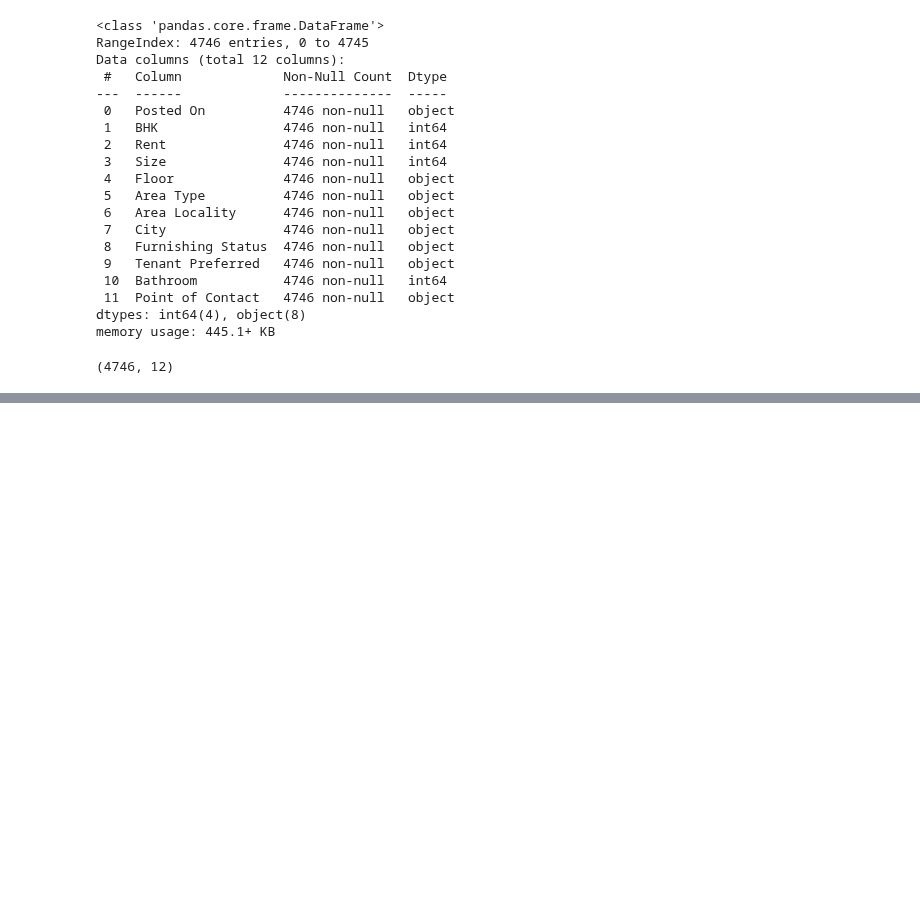
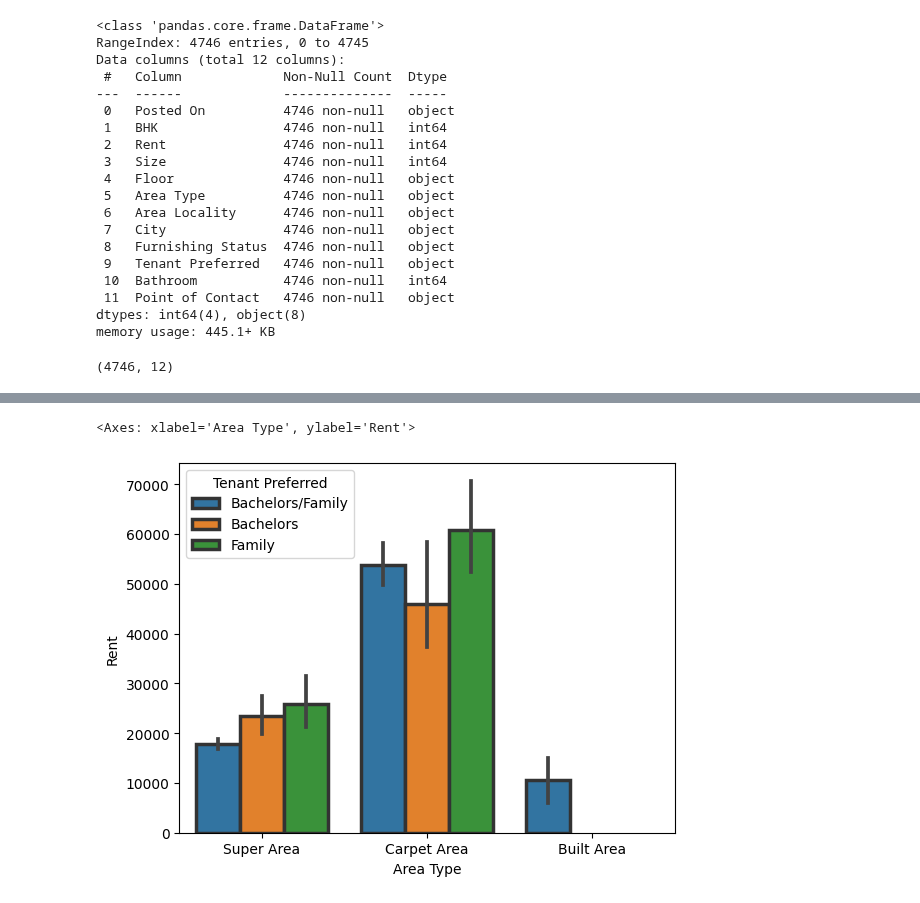
Before and after one commit to juneedpk/vscode-jupyter, a Jupyter notebook: eda_house_rent.ipynb, the cells around one changed output, grey strips where cells are left out. Saved outputs shown, nothing was run; the diff lists cells and outputs as text; code cells hidden in the pictures; blank space fills up the shorter version.

```diff
--- a/eda_house_rent.ipynb
+++ b/eda_house_rent.ipynb
@@ -72,0 +113,5 @@ hr.shape
+# %%
+sns.barplot(data=hr,x='Area Type',y='Rent',hue='Tenant Preferred',linewidth=2.5,edgecolor=".2")
+# %% [output]
+<Axes: xlabel='Area Type', ylabel='Rent'>
+[figure, added]
```
Also changed, not shown: parts of 17 cells of this notebook.
